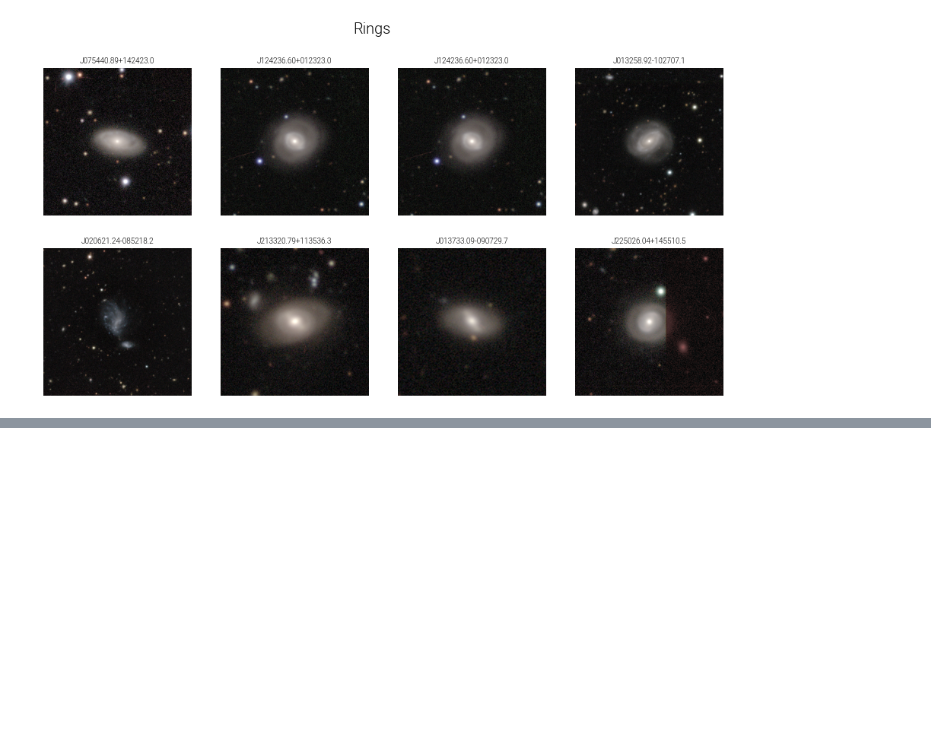
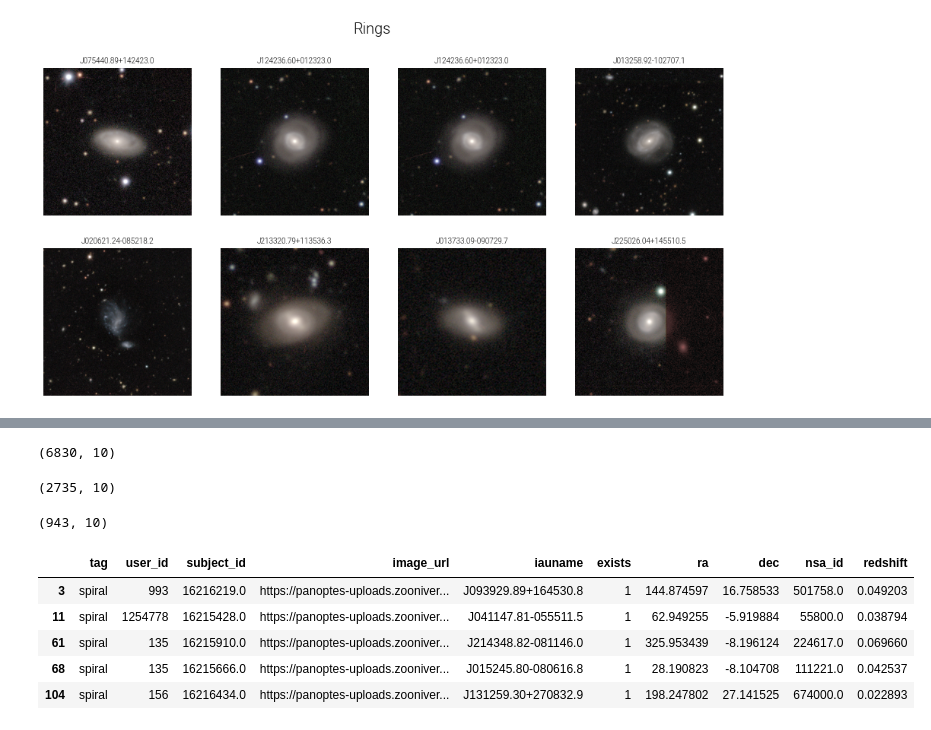
Before and after one commit to Harry45/GAZFEW, a Jupyter notebook: exploratory.ipynb, the cells around one changed output, grey strips where cells are left out. Cells and saved outputs as stored; diff of their text form; code cells hidden in the pictures; blank space fills up the shorter version.

```diff
--- a/exploratory.ipynb
+++ b/exploratory.ipynb
@@ -46,0 +52,25 @@ plt.show()
+# %%
+df = hp.load_csv(st.data_dir, 'tags/tags_images')
+# %%
+objects = sp.select_df_tags(df, ['spiral', 'ring', 'elliptical'], save=True)
+# %%
+objects['spiral'].shape
+# %% [output]
+(6830, 10)
+# %%
+objects['ring'].shape
+# %% [output]
+(2735, 10)
+# %%
+objects['elliptical'].shape
+# %% [output]
+(943, 10)
+# %%
+objects['spiral'].head()
+# %% [output]
+|  | tag | user_id | subject_id | image_url | iauname | exists | ra | dec | nsa_id | redshift |
+| 3 | spiral | 993 | 16216219.0 | https://panoptes-uploads.zooniver... | J093929.89+164530.8 | 1 | 144.874597 | 16.758533 | 501758.0 | 0.049203 |
+| 11 | spiral | 1254778 | 16215428.0 | https://panoptes-uploads.zooniver... | J041147.81-055511.5 | 1 | 62.949255 | -5.919884 | 55800.0 | 0.038794 |
+| 61 | spiral | 135 | 16215910.0 | https://panoptes-uploads.zooniver... | J214348.82-081146.0 | 1 | 325.953439 | -8.196124 | 224617.0 | 0.069660 |
+| 68 | spiral | 135 | 16215666.0 | https://panoptes-uploads.zooniver... | J015245.80-080616.8 | 1 | 28.190823 | -8.104708 | 111221.0 | 0.042537 |
+| 104 | spiral | 156 | 16216434.0 | https://panoptes-uploads.zooniver... | J131259.30+270832.9 | 1 | 198.247802 | 27.141525 | 674000.0 | 0.022893 |
```
Also changed, not shown: parts of 12 cells of this notebook.
